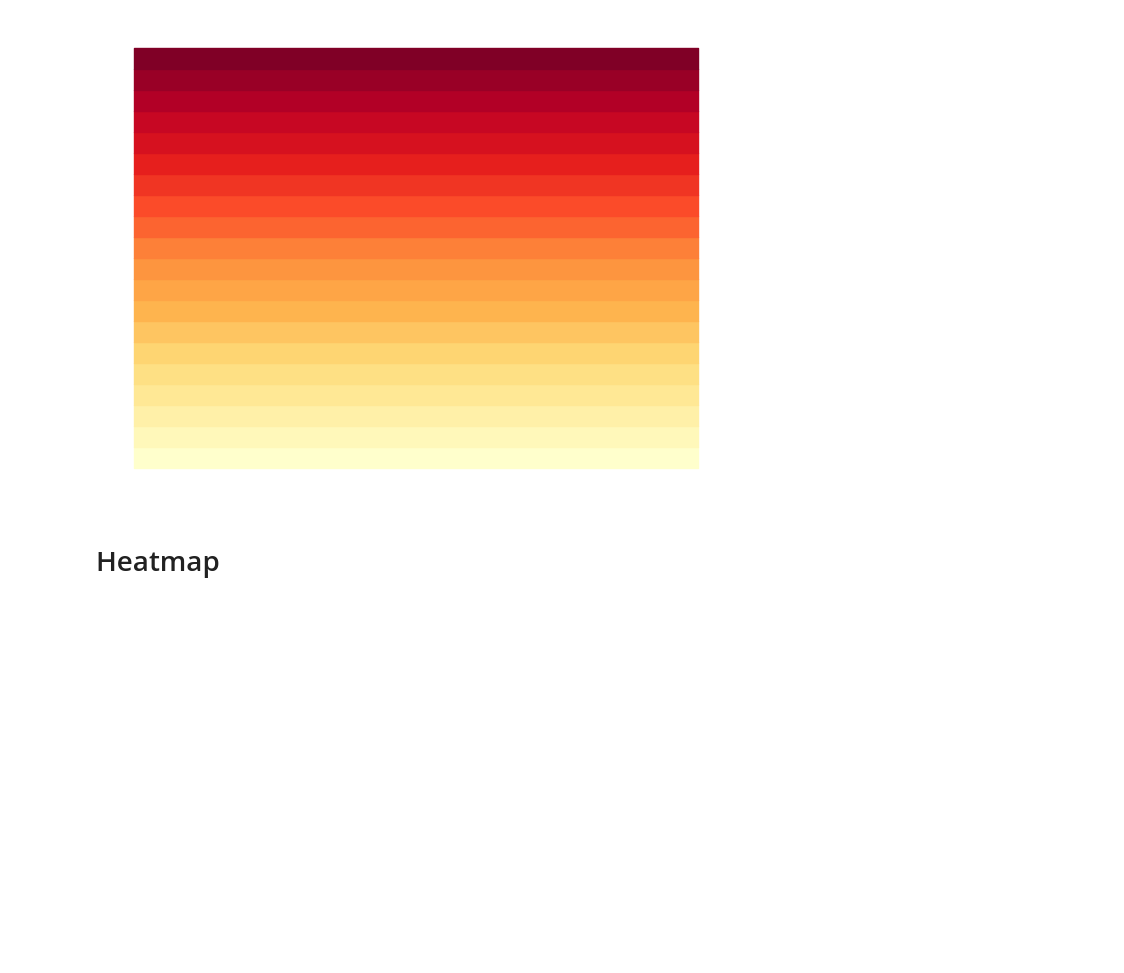
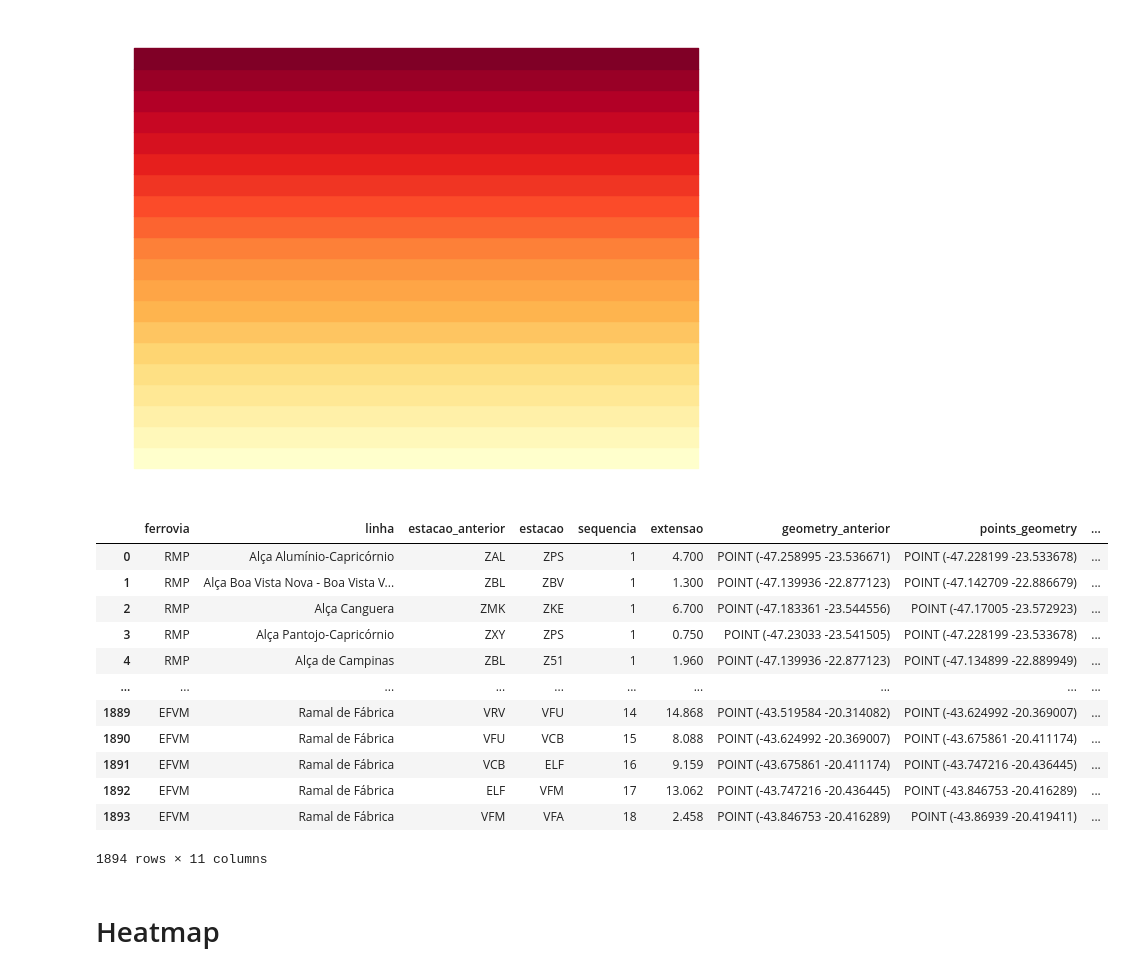
Before and after one commit to lmadriles/rails, a Jupyter notebook: report/template_relatorio.ipynb, the cells around one changed output. Cells and saved outputs as stored; diff of their text form; code cells hidden in the pictures; blank space fills up the shorter version.

```diff
--- a/report/template_relatorio.ipynb
+++ b/report/template_relatorio.ipynb
@@ -166,6 +166,22 @@ cor_ferrovia = {'EFC': '#92A179','EFPO': '#AFCC48','EFVM': '#E58634','FCA': '#51
 
 # map dict cores para criar a coluna cores no dataframe:
 edges['cor_ferrovia'] = edges['ferrovia'].map(cor_ferrovia)
+# %%
+edges
+# %% [output]
+|  | ferrovia | linha | estacao_anterior | estacao | sequencia | extensao | geometry_anterior | points_geometry | ... |
+| 0 | RMP | Alça Alumínio-Capricórnio | ZAL | ZPS | 1 | 4.700 | POINT (-47.258995 -23.536671) | POINT (-47.228199 -23.533678) | ... |
+| 1 | RMP | Alça Boa Vista Nova - Boa Vista V... | ZBL | ZBV | 1 | 1.300 | POINT (-47.139936 -22.877123) | POINT (-47.142709 -22.886679) | ... |
+| 2 | RMP | Alça Canguera | ZMK | ZKE | 1 | 6.700 | POINT (-47.183361 -23.544556) | POINT (-47.17005 -23.572923) | ... |
+| 3 | RMP | Alça Pantojo-Capricórnio | ZXY | ZPS | 1 | 0.750 | POINT (-47.23033 -23.541505) | POINT (-47.228199 -23.533678) | ... |
+| 4 | RMP | Alça de Campinas | ZBL | Z51 | 1 | 1.960 | POINT (-47.139936 -22.877123) | POINT (-47.134899 -22.889949) | ... |
+| ... | ... | ... | ... | ... | ... | ... | ... | ... | ... |
+| 1889 | EFVM | Ramal de Fábrica | VRV | VFU | 14 | 14.868 | POINT (-43.519584 -20.314082) | POINT (-43.624992 -20.369007) | ... |
+| 1890 | EFVM | Ramal de Fábrica | VFU | VCB | 15 | 8.088 | POINT (-43.624992 -20.369007) | POINT (-43.675861 -20.411174) | ... |
+| 1891 | EFVM | Ramal de Fábrica | VCB | ELF | 16 | 9.159 | POINT (-43.675861 -20.411174) | POINT (-43.747216 -20.436445) | ... |
+| 1892 | EFVM | Ramal de Fábrica | ELF | VFM | 17 | 13.062 | POINT (-43.747216 -20.436445) | POINT (-43.846753 -20.416289) | ... |
+| 1893 | EFVM | Ramal de Fábrica | VFM | VFA | 18 | 2.458 | POINT (-43.846753 -20.416289) | POINT (-43.86939 -20.419411) | ... |
+1894 rows × 11 columns
 # %%
 # mapa com informação
 
```
Also changed, not shown: 37 other files.
